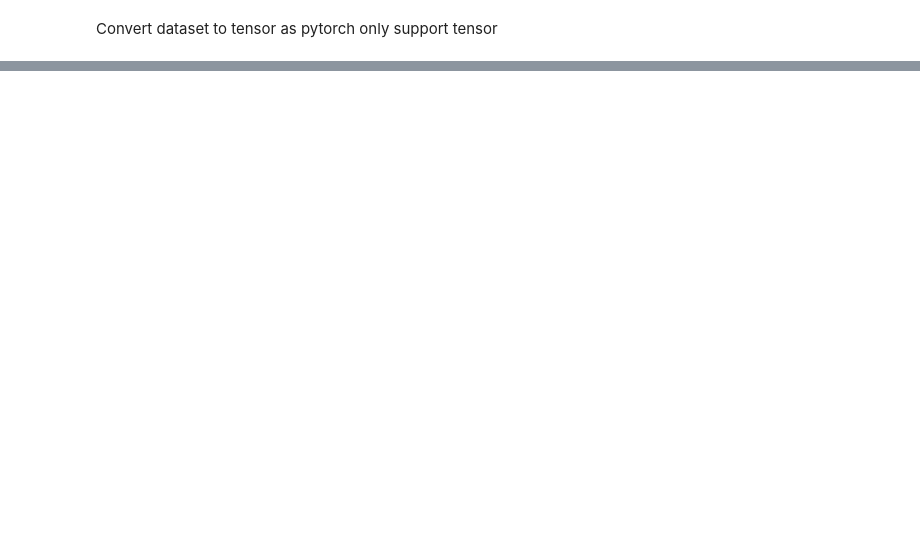
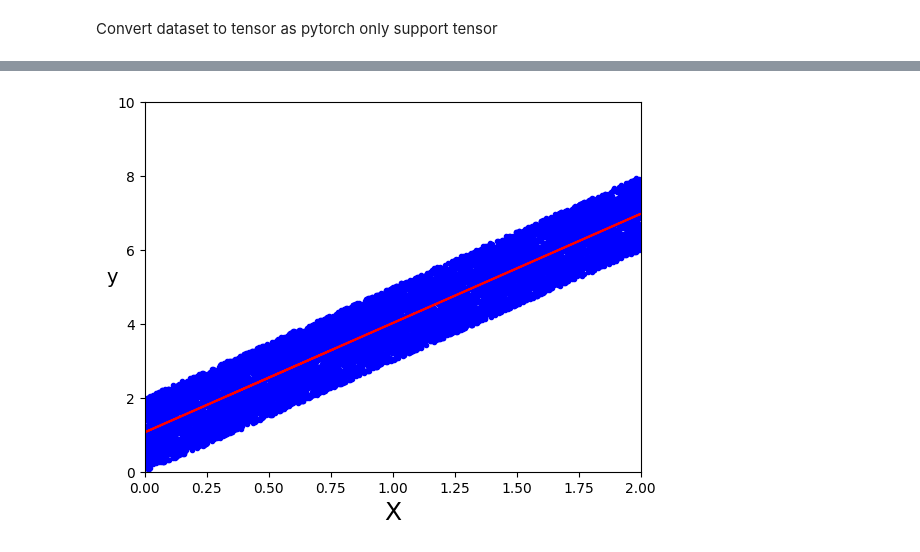
Before and after one commit to 5usan/Basic-Machine-Learning-Algorithms, a Jupyter notebook: Linear_Regression_Pytorch.ipynb, the cells around one changed output, grey strips where cells are left out. Drawn from its saved outputs; the diff is of its cells as text; code cells hidden in the pictures; blank space fills up the shorter version.

```diff
--- a/Linear_Regression_Pytorch.ipynb
+++ b/Linear_Regression_Pytorch.ipynb
@@ -56,0 +90,27 @@ train_dataloader = DataLoader(train_dataset, batch_size=64, shuffle=true, num_wo
+# %%
+#Define the training function
+def train(epoch, model, train_dataloader, optimizer):
+    model.train()
+
+    train_loss = 0.0
+
+    for i, data in enumerate(train_dataloader):
+        X, y = data['feature'], data['label']
+
+        optimizer.zero_grad()
+
+        predictions = model(X)
+
+        loss = lossfunction(predictions, y)
+        loss.backward()
+        optimizer.step()
+
+        #print statistics
+        train_loss += loss.item()
+
+    print("epoch (%d): Train loss: %.3f" % (epoch, train_loss/10000))
+
+
+#Train the model
+for epoch in range(1, epochs + 1):
+    train(epoch, model, train_dataloader, optimizer)
@@ -56,0 +128,12 @@ train_dataloader = DataLoader(train_dataset, batch_size=64, shuffle=true, num_wo
+# %%
+model.eval()
+
+y_predict = model(torch.FloatTensor(X)).detach().numpy()
+plt.plot(X, y, "b.")
+plt.plot(X, y_predict, "r-")
+plt.xlabel("X", fontsize=18)
+plt.ylabel("y", fontsize=14, rotation=0)
+plt.axis([0, 2, 0, 10])
+plt.show()
+# %% [output]
+[figure, added]
```
Also changed, not shown: parts of 8 cells of this notebook.
